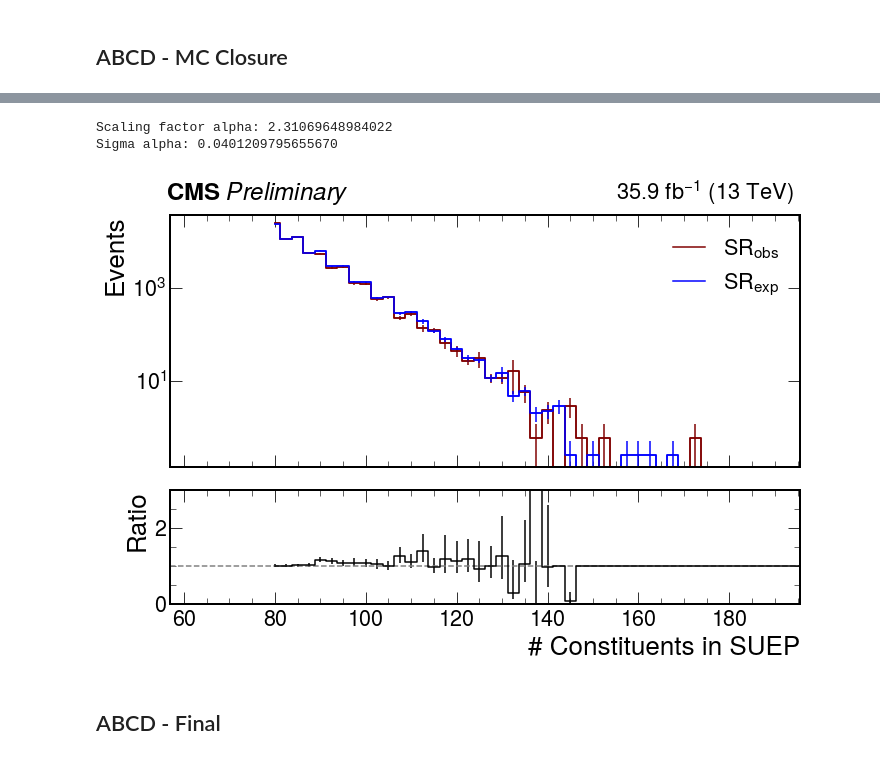
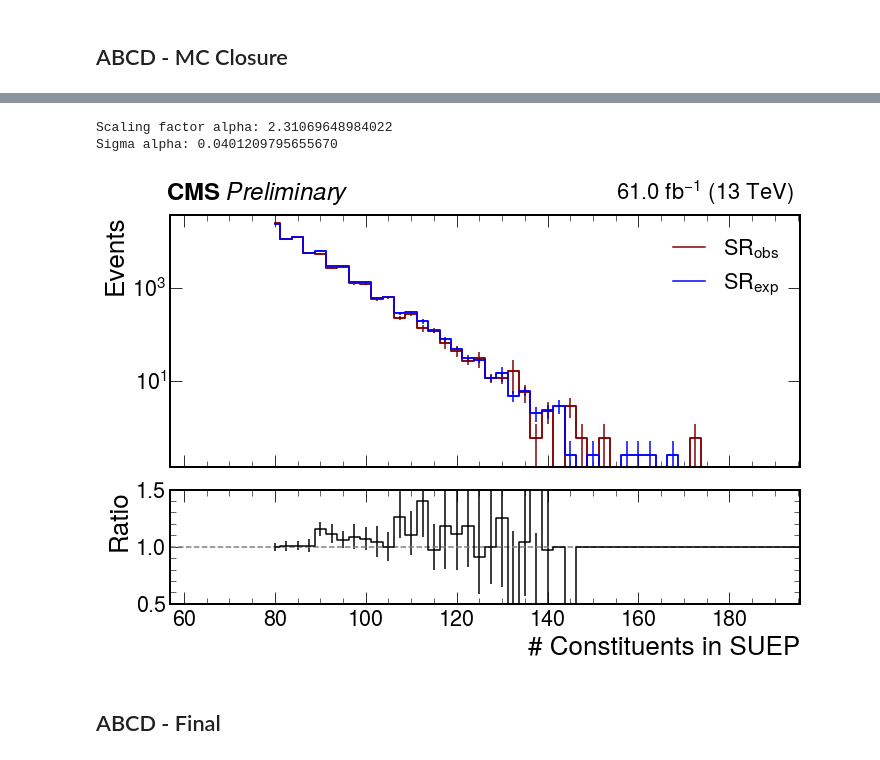
Before and after one commit to SUEPPhysics/SUEPCoffea_dask, a Jupyter notebook: plotting/paper_plots.ipynb, the cells around one changed output, grey strips where cells are left out. Saved outputs shown, nothing was run; the diff lists cells and outputs as text; code cells hidden in the pictures.

```diff
--- a/plotting/paper_plots.ipynb
+++ b/plotting/paper_plots.ipynb
@@ -285,36 +352,36 @@ for var, acc in zip(variables, accs):
 for var, acc in zip(variables, accs):
     sigma = sigma.subs(var, acc.value)
 sigma = sqrt(sigma)
 
 print("Scaling factor alpha:", alpha)
 print("Sigma alpha:", sigma)
 
 # define SR_exp and propagate the error on the scaling factor to the bin variances
 SR_exp = F.copy()
 new_var = SR_exp.values()**2 * float(sigma)**2 + float(alpha)**2 * abs(SR_exp.variances())
 SR_exp.view().variance = new_var
 SR_exp.view().value = SR_exp.view().value * float(alpha)
 
 # use the custom plot_ratio
 # the hist implementation used elsewhere in the notebook doesn't use the
 # errors in the hists' bins to calculate the errors in the ratio plot
 fig, axs, _ = plot_ratio(SR_exp, SR,
                          "# Constituents in SUEP", "$SR_{obs}$", "$SR_{exp}$")
-_ = axs[1].set_ylim(0,3.0)
+_ = axs[1].set_ylim(0.5,1.5)
 _ = axs[0].legend()
 cms = axs[0].text(
         56, 80000., u"CMS $\it{Preliminary}$",
         fontsize=24, fontweight='bold',
     )
 lumi = axs[0].text(
-        155, 80000., r"%.1f fb$^{-1}$ (13 TeV)" % 35.9,
+        155, 80000., r"%.1f fb$^{-1}$ (13 TeV)" % 61.0,
         fontsize=22,
     )
 plt.savefig(output_label+"closure_"+year+file_ext)
 # %% [output]
 Scaling factor alpha: 2.31069648984022
 Sigma alpha: 0.0401209795655670
-[figure, old version]
+[figure, new version]
 # %% [markdown]
 ## ABCD - Final
 # %%
```
Also changed, not shown: parts of 6 cells of this notebook, 11 other files.
